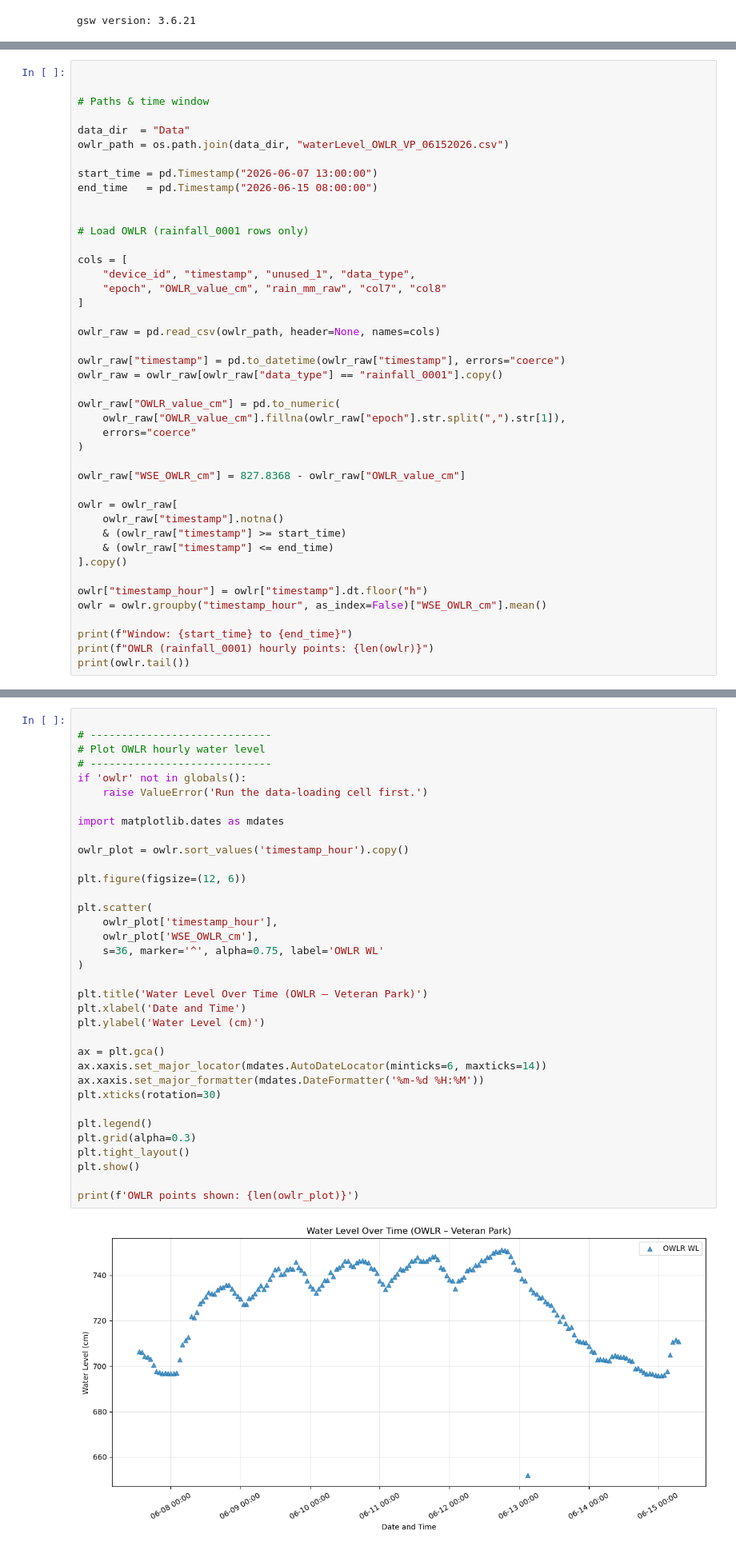
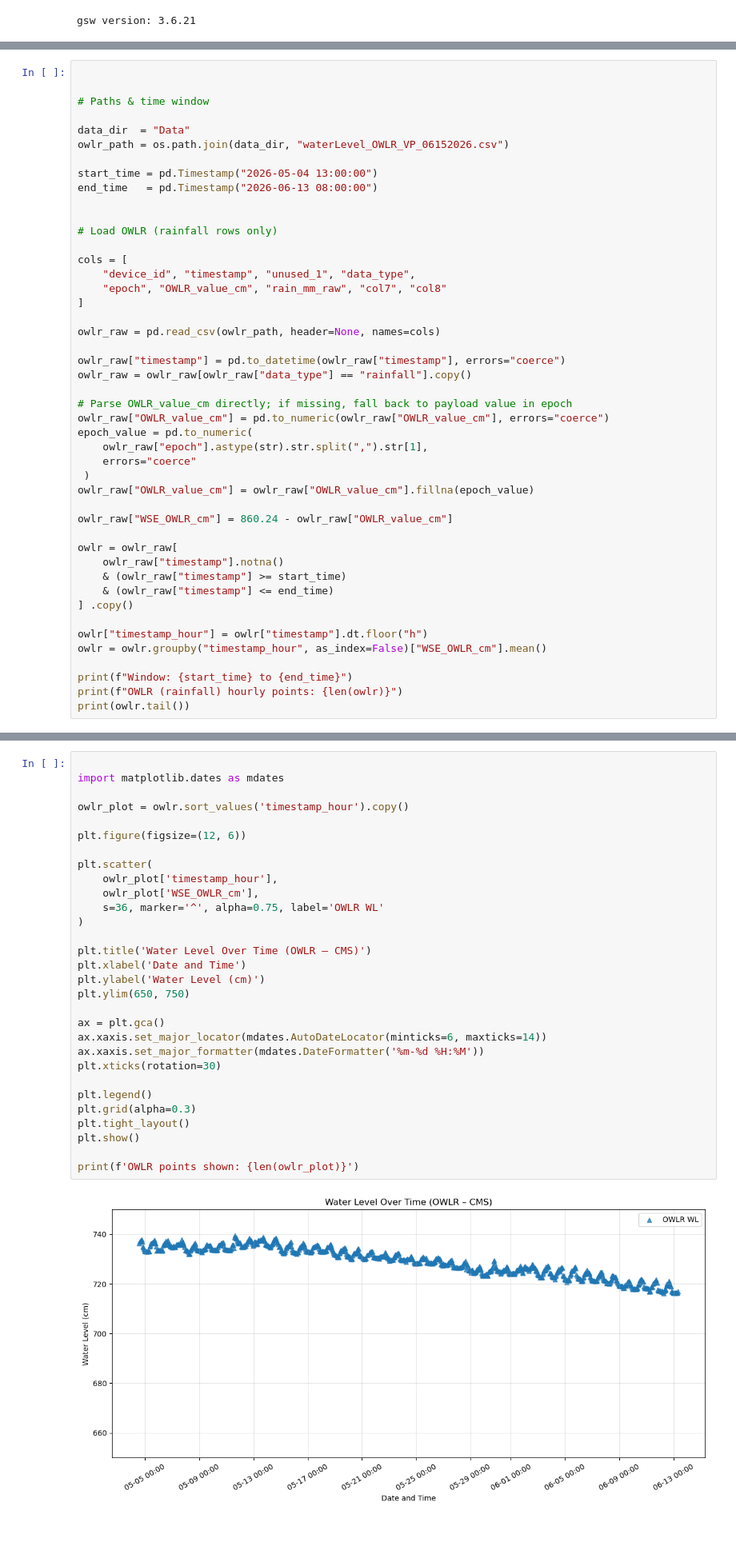
Before and after one commit to COAST-Lab/Open-Water-Level-and-Rainfall-Sensor, a Jupyter notebook: Data Analysis/waterLevelVeteranPark.ipynb, the cells around one changed output, grey strips where cells are left out. Shown at 80% size. Saved outputs shown, nothing was run; the diff lists cells and outputs as text.

```diff
--- a/Data Analysis/waterLevelVeteranPark.ipynb
+++ b/Data Analysis/waterLevelVeteranPark.ipynb
@@ -23,11 +23,11 @@ In the spreadsheet this is shown at rainfall_0001 data.
 data_dir  = "Data"
 owlr_path = os.path.join(data_dir, "waterLevel_OWLR_VP_06152026.csv")
 
-start_time = pd.Timestamp("2026-06-07 13:00:00")
-end_time   = pd.Timestamp("2026-06-15 08:00:00")
+start_time = pd.Timestamp("2026-05-04 13:00:00")
+end_time   = pd.Timestamp("2026-06-13 08:00:00")
 
 
-# Load OWLR (rainfall_0001 rows only)
+# Load OWLR (rainfall rows only)
 
 cols = [
     "device_id", "timestamp", "unused_1", "data_type",
@@ -37,25 +37,28 @@ cols = [
 owlr_raw = pd.read_csv(owlr_path, header=None, names=cols)
 
 owlr_raw["timestamp"] = pd.to_datetime(owlr_raw["timestamp"], errors="coerce")
-owlr_raw = owlr_raw[owlr_raw["data_type"] == "rainfall_0001"].copy()
+owlr_raw = owlr_raw[owlr_raw["data_type"] == "rainfall"].copy()
 
-owlr_raw["OWLR_value_cm"] = pd.to_numeric(
-    owlr_raw["OWLR_value_cm"].fillna(owlr_raw["epoch"].str.split(",").str[1]),
+# Parse OWLR_value_cm directly; if missing, fall back to payload value in epoch
+owlr_raw["OWLR_value_cm"] = pd.to_numeric(owlr_raw["OWLR_value_cm"], errors="coerce")
+epoch_value = pd.to_numeric(
+    owlr_raw["epoch"].astype(str).str.split(",").str[1],
     errors="coerce"
-)
+ )
+owlr_raw["OWLR_value_cm"] = owlr_raw["OWLR_value_cm"].fillna(epoch_value)
 
-owlr_raw["WSE_OWLR_cm"] = 827.8368 - owlr_raw["OWLR_value_cm"]
+owlr_raw["WSE_OWLR_cm"] = 860.24 - owlr_raw["OWLR_value_cm"]
 
 owlr = owlr_raw[
     owlr_raw["timestamp"].notna()
     & (owlr_raw["timestamp"] >= start_time)
     & (owlr_raw["timestamp"] <= end_time)
-].copy()
+] .copy()
 
 owlr["timestamp_hour"] = owlr["timestamp"].dt.floor("h")
 owlr = owlr.groupby("timestamp_hour", as_index=False)["WSE_OWLR_cm"].mean()
 
 print(f"Window: {start_time} to {end_time}")
-print(f"OWLR (rainfall_0001) hourly points: {len(owlr)}")
+print(f"OWLR (rainfall) hourly points: {len(owlr)}")
 print(owlr.tail())
 # %% [output]
@@ -70,37 +73,32 @@ OWLR (rainfall_0001) hourly points: 187
 # %%
-
-# -----------------------------
-# Plot OWLR hourly water level
-# -----------------------------
-if 'owlr' not in globals():
-    raise ValueError('Run the data-loading cell first.')
 
 import matplotlib.dates as mdates
 
 owlr_plot = owlr.sort_values('timestamp_hour').copy()
 
 plt.figure(figsize=(12, 6))
 
 plt.scatter(
     owlr_plot['timestamp_hour'],
     owlr_plot['WSE_OWLR_cm'],
     s=36, marker='^', alpha=0.75, label='OWLR WL'
 )
 
-plt.title('Water Level Over Time (OWLR – Veteran Park)')
+plt.title('Water Level Over Time (OWLR – CMS)')
 plt.xlabel('Date and Time')
 plt.ylabel('Water Level (cm)')
+plt.ylim(650, 750)
 
 ax = plt.gca()
 ax.xaxis.set_major_locator(mdates.AutoDateLocator(minticks=6, maxticks=14))
 ax.xaxis.set_major_formatter(mdates.DateFormatter('%m-%d %H:%M'))
 plt.xticks(rotation=30)
 
 plt.legend()
 plt.grid(alpha=0.3)
 plt.tight_layout()
 plt.show()
 
 print(f'OWLR points shown: {len(owlr_plot)}')
 # %% [output]
-[figure, old version]
+[figure, new version]
```
Also changed, not shown: parts of 2 cells of this notebook, 4 other files.
